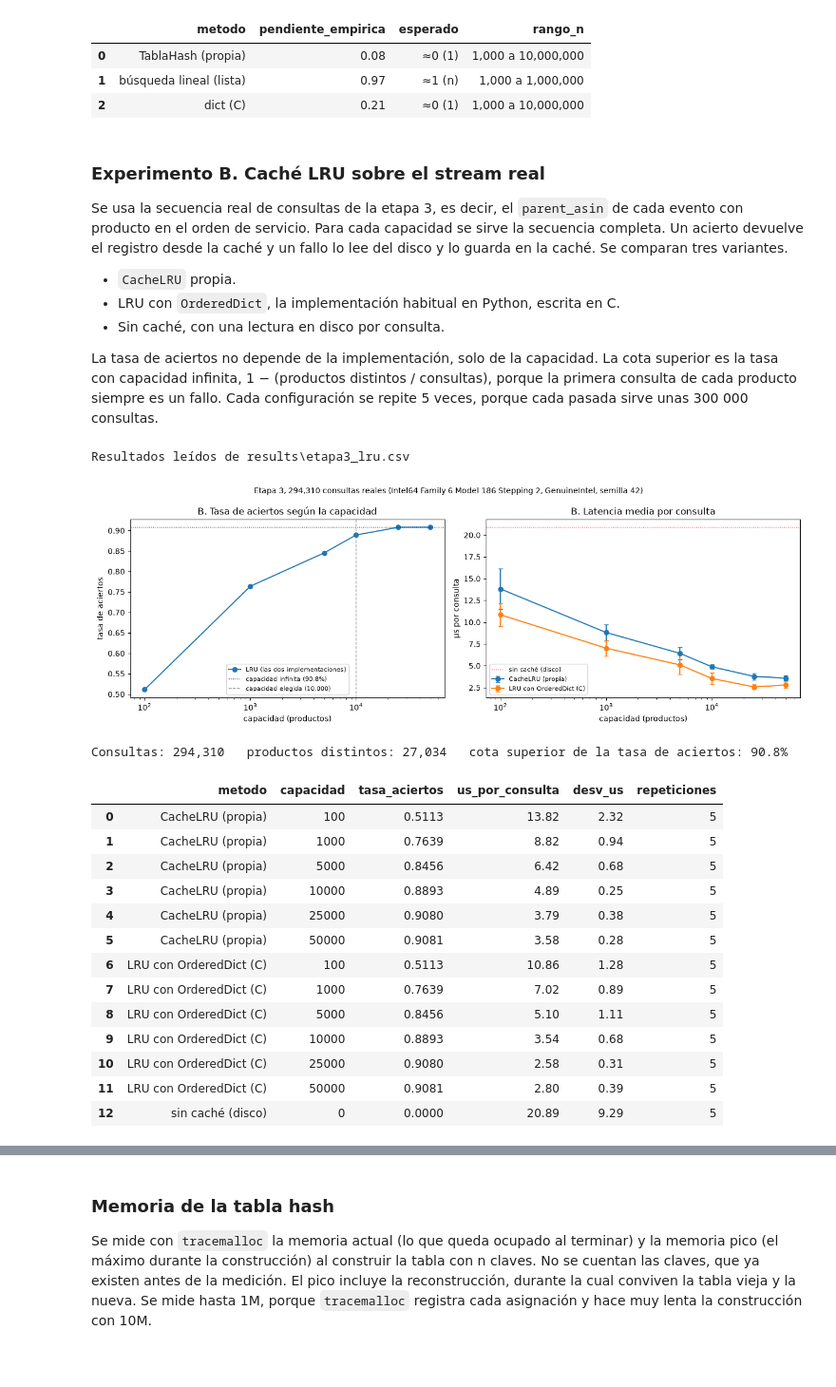
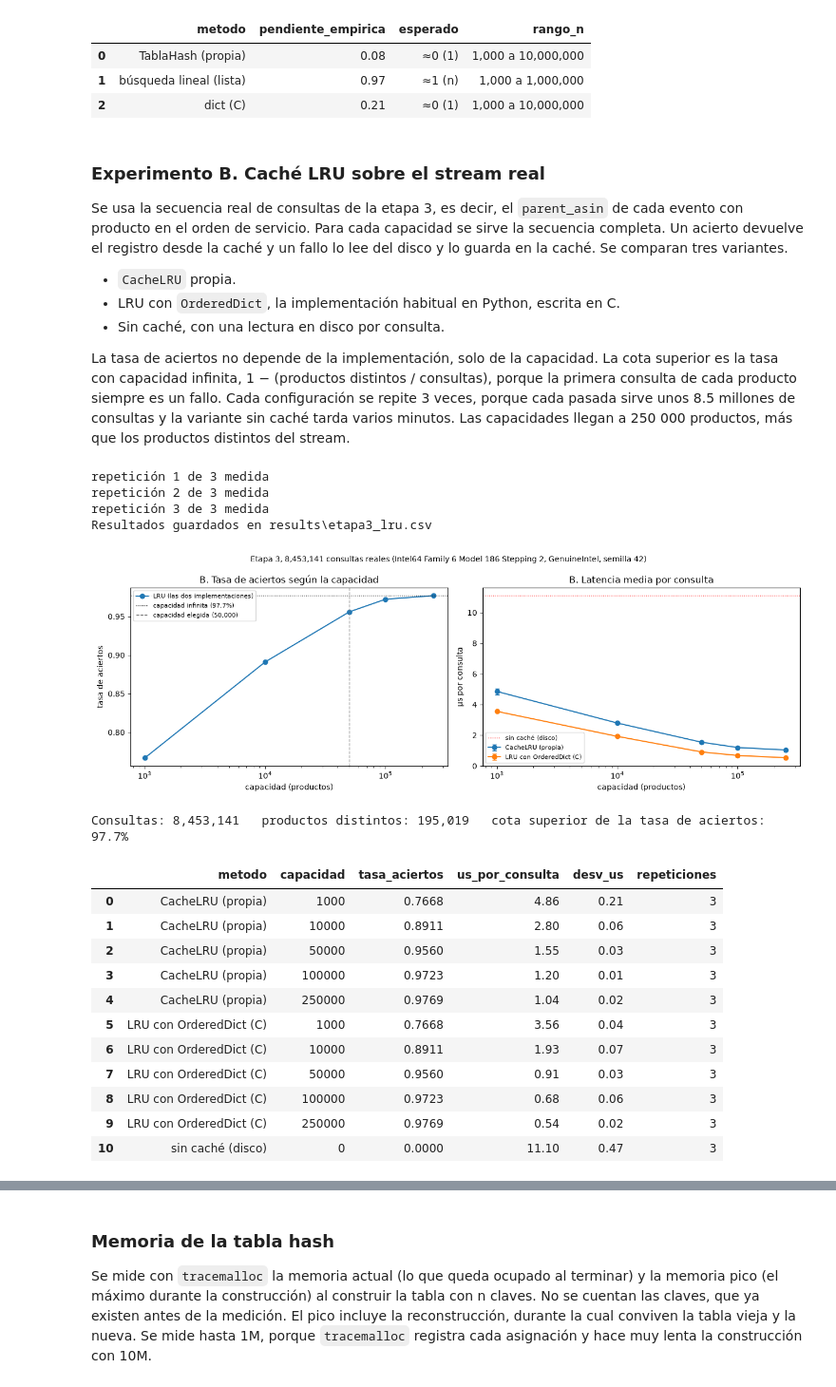
Before and after one commit to AlexanderPereda/proyecto_final_grupo1, a Jupyter notebook: notebooks/etapa3_almacenamiento_cache.ipynb, the cells around one changed output, grey strips where cells are left out. Shown at 95% size. Cells and saved outputs as stored; diff of their text form; code cells hidden in the pictures; blank space fills up the shorter version.

```diff
--- a/notebooks/etapa3_almacenamiento_cache.ipynb
+++ b/notebooks/etapa3_almacenamiento_cache.ipynb
@@ -75,7 +77,7 @@ from src import config
 from src.events import Event
 from src.stage3_storage import (CAPACIDAD_CACHE, PESOS, RUTA_CATALOGO, AlmacenCatalogo, CacheLRU,
                                 EtapaAlmacenamiento, MatrizDispersa, TablaHash, construir_archivo_catalogo,
-                                guardar_matriz, cargar_matriz)
+                                guardar_matriz, cargar_matriz, leer_eventos)
 
 SEED = config.SEED
 CATEGORIA = config.CATEGORIA
@@ -94,14 +96,20 @@ PLATAFORMA = {
     "semilla": SEED,
 }
 
-eventos = []
-with open(RUTA_EVENTOS_ETAPA2, encoding="utf-8") as archivo:
-    for linea in archivo:
-        eventos.extend(Event(**d) for d in json.loads(linea)["eventos"])
+tipos = Counter()
+secuencia = []          # parent_asin de cada evento con producto, en orden de servicio
+suma_pesos = 0.0
+t0 = time.perf_counter()
+for e in leer_eventos(RUTA_EVENTOS_ETAPA2):
+    tipos[e.event_type] += 1
+    if e.parent_asin is not None:
+        secuencia.append(sys.intern(e.parent_asin))
+        suma_pesos += PESOS.get(e.event_type, 0.0)
+n_eventos = sum(tipos.values())
 
 print(f"Categoría: {CATEGORIA}")
-print(f"Entrada: {len(eventos):,} eventos en orden de servicio")
+print(f"Entrada: {n_eventos:,} eventos en orden de servicio, leídos en {time.perf_counter() - t0:.0f} s")
 display(pd.Series(PLATAFORMA).to_frame("plataforma"))
-pd.Series(Counter(e.event_type for e in eventos)).sort_values(ascending=False).to_frame("eventos")
+pd.Series(tipos).sort_values(ascending=False).to_frame("eventos")
 # %% [output]
 Categoría: Office_Products
@@ -573,11 +580,10 @@ Se usa la secuencia real de consultas de la etapa 3, es decir, el `parent_asin`
 - LRU con `OrderedDict`, la implementación habitual en Python, escrita en C.
 - Sin caché, con una lectura en disco por consulta.
 
-La tasa de aciertos no depende de la implementación, solo de la capacidad. La cota superior es la tasa con capacidad infinita, 1 − (productos distintos / consultas), porque la primera consulta de cada producto siempre es un fallo. Cada configuración se repite 5 veces, porque cada pasada sirve unas 300 000 consultas.
+La tasa de aciertos no depende de la implementación, solo de la capacidad. La cota superior es la tasa con capacidad infinita, 1 − (productos distintos / consultas), porque la primera consulta de cada producto siempre es un fallo. Cada configuración se repite 3 veces, porque cada pasada sirve unos 8.5 millones de consultas y la variante sin caché tarda varios minutos. Las capacidades llegan a 250 000 productos, más que los productos distintos del stream.
 # %%
-CAPACIDADES = [100, 1_000, 5_000, 10_000, 25_000, 50_000]
-REPETICIONES_B = 5
-secuencia = [e.parent_asin for e in eventos if e.parent_asin is not None]
+CAPACIDADES = [1_000, 10_000, 50_000, 100_000, 250_000]
+REPETICIONES_B = 3
 cota_superior = 1 - len(set(secuencia)) / len(secuencia)
 
 
@@ -639,50 +645,51 @@ else:
     print(f"Resultados guardados en {ruta_b.relative_to(RAIZ)}")
 
 tiempos_b["us_por_consulta"] = tiempos_b["segundos"] / len(secuencia) * 1e6
 resumen_b = (tiempos_b.groupby(["metodo", "capacidad"])
              .agg(tasa_aciertos=("tasa_aciertos", "mean"), us_por_consulta=("us_por_consulta", "mean"),
                   desv_us=("us_por_consulta", "std"), repeticiones=("segundos", "count"))
              .reset_index())
 sin_cache_us = resumen_b.query("capacidad == 0")["us_por_consulta"].iloc[0]
 
 fig, (ax1, ax2) = plt.subplots(1, 2, figsize=(13, 4.5))
 propia = resumen_b.query("metodo == 'CacheLRU (propia)'")
 ax1.plot(propia["capacidad"], propia["tasa_aciertos"], marker="o", label="LRU (las dos implementaciones)")
 ax1.axhline(cota_superior, color="k", ls=":", lw=1, label=f"capacidad infinita ({cota_superior:.1%})")
 ax1.axvline(CAPACIDAD_CACHE, color="gray", ls="--", lw=1, label=f"capacidad elegida ({CAPACIDAD_CACHE:,})")
 ax1.set_xscale("log"); ax1.set_xlabel("capacidad (productos)"); ax1.set_ylabel("tasa de aciertos")
 ax1.set_title("B. Tasa de aciertos según la capacidad"); ax1.legend(fontsize=8)
 for nombre, datos in resumen_b.query("capacidad > 0").groupby("metodo"):
     ax2.errorbar(datos["capacidad"], datos["us_por_consulta"], yerr=datos["desv_us"], marker="o", capsize=3, label=nombre)
 ax2.axhline(sin_cache_us, color="r", ls=":", lw=1, label="sin caché (disco)")
 ax2.set_xscale("log"); ax2.set_xlabel("capacidad (productos)"); ax2.set_ylabel("µs por consulta")
 ax2.set_title("B. Latencia media por consulta"); ax2.legend(fontsize=8)
 plt.suptitle(f"Etapa 3, {len(secuencia):,} consultas reales ({PLATAFORMA['procesador']}, semilla {SEED})", fontsize=10)
 plt.tight_layout()
 fig.savefig(CARPETA_RESULTADOS / "etapa3_lru.png", dpi=150)
 plt.show()
 
 print(f"Consultas: {len(secuencia):,}   productos distintos: {len(set(secuencia)):,}   "
       f"cota superior de la tasa de aciertos: {cota_superior:.1%}")
 resumen_b.round({"tasa_aciertos": 4, "us_por_consulta": 2, "desv_us": 2})
 # %% [output]
-Resultados leídos de results\etapa3_lru.csv
+repetición 1 de 3 medida
+repetición 2 de 3 medida
+repetición 3 de 3 medida
+Resultados guardados en results\etapa3_lru.csv
-[figure, old version]
+[figure, new version]
-Consultas: 294,310   productos distintos: 27,034   cota superior de la tasa de aciertos: 90.8%
+Consultas: 8,453,141   productos distintos: 195,019   cota superior de la tasa de aciertos: 97.7%
 |  | metodo | capacidad | tasa_aciertos | us_por_consulta | desv_us | repeticiones |
-| 0 | CacheLRU (propia) | 100 | 0.5113 | 13.82 | 2.32 | 5 |
-| 1 | CacheLRU (propia) | 1000 | 0.7639 | 8.82 | 0.94 | 5 |
-| 2 | CacheLRU (propia) | 5000 | 0.8456 | 6.42 | 0.68 | 5 |
-| 3 | CacheLRU (propia) | 10000 | 0.8893 | 4.89 | 0.25 | 5 |
-| 4 | CacheLRU (propia) | 25000 | 0.9080 | 3.79 | 0.38 | 5 |
-| 5 | CacheLRU (propia) | 50000 | 0.9081 | 3.58 | 0.28 | 5 |
-| 6 | LRU con OrderedDict (C) | 100 | 0.5113 | 10.86 | 1.28 | 5 |
-| 7 | LRU con OrderedDict (C) | 1000 | 0.7639 | 7.02 | 0.89 | 5 |
-| 8 | LRU con OrderedDict (C) | 5000 | 0.8456 | 5.10 | 1.11 | 5 |
-| 9 | LRU con OrderedDict (C) | 10000 | 0.8893 | 3.54 | 0.68 | 5 |
-| 10 | LRU con OrderedDict (C) | 25000 | 0.9080 | 2.58 | 0.31 | 5 |
-| 11 | LRU con OrderedDict (C) | 50000 | 0.9081 | 2.80 | 0.39 | 5 |
-| 12 | sin caché (disco) | 0 | 0.0000 | 20.89 | 9.29 | 5 |
+| 0 | CacheLRU (propia) | 1000 | 0.7668 | 4.86 | 0.21 | 3 |
+| 1 | CacheLRU (propia) | 10000 | 0.8911 | 2.80 | 0.06 | 3 |
+| 2 | CacheLRU (propia) | 50000 | 0.9560 | 1.55 | 0.03 | 3 |
+| 3 | CacheLRU (propia) | 100000 | 0.9723 | 1.20 | 0.01 | 3 |
+| 4 | CacheLRU (propia) | 250000 | 0.9769 | 1.04 | 0.02 | 3 |
+| 5 | LRU con OrderedDict (C) | 1000 | 0.7668 | 3.56 | 0.04 | 3 |
+| 6 | LRU con OrderedDict (C) | 10000 | 0.8911 | 1.93 | 0.07 | 3 |
+| 7 | LRU con OrderedDict (C) | 50000 | 0.9560 | 0.91 | 0.03 | 3 |
+| 8 | LRU con OrderedDict (C) | 100000 | 0.9723 | 0.68 | 0.06 | 3 |
+| 9 | LRU con OrderedDict (C) | 250000 | 0.9769 | 0.54 | 0.02 | 3 |
+| 10 | sin caché (disco) | 0 | 0.0000 | 11.10 | 0.47 | 3 |
 # %% [markdown]
 ### Experimento C. Matriz dispersa
 
```
Also changed, not shown: parts of 15 cells of this notebook, 6 other files.
